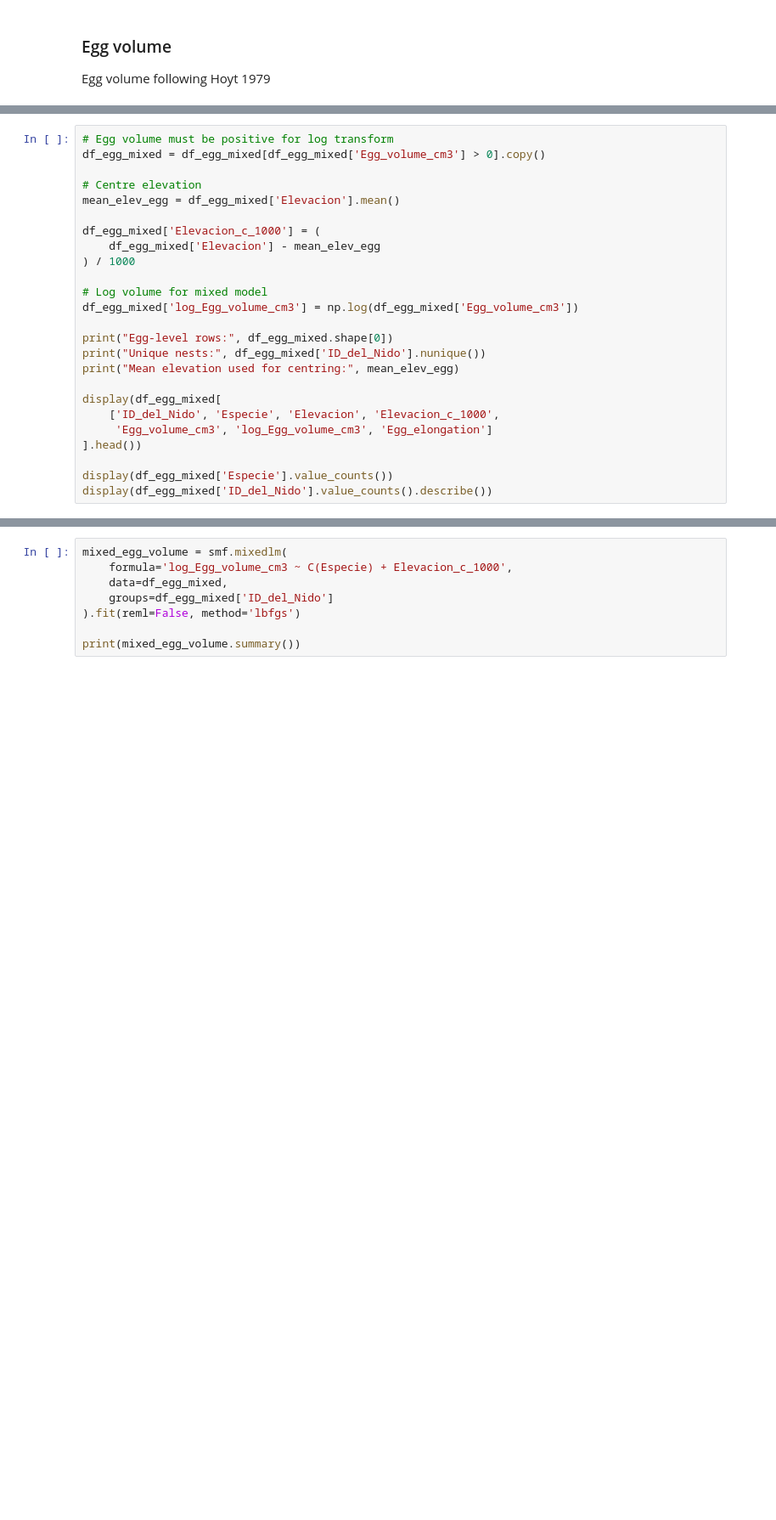
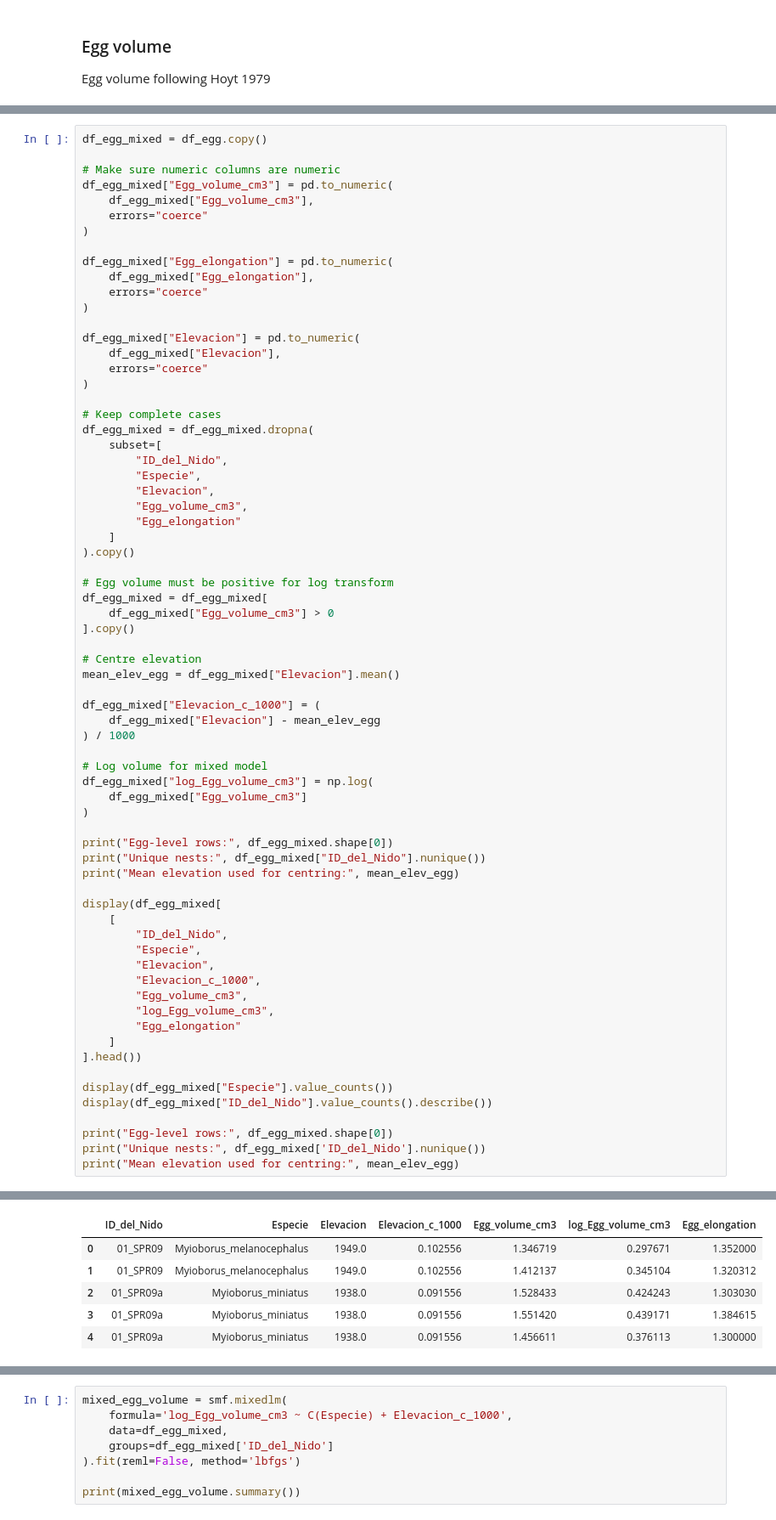
Before and after one commit to jorgelizarazo94/Myiborus_nests, a Jupyter notebook: Supplementary_1.ipynb, the cells around one changed output, grey strips where cells are left out. Shown at 85% size. Cells and saved outputs as stored; diff of their text form; blank space fills up the shorter version.

```diff
--- a/Supplementary_1.ipynb
+++ b/Supplementary_1.ipynb
@@ -1972,28 +1972,72 @@ display(df_egg[['Especie', 'ID_del_Nido', 'ID_del_Huevo',
 | 3 | Myioborus_miniatus | 01_SPR09a | 2B | 18.0 | 13.0 | 1.384615 | 1.551420 |
 | 4 | Myioborus_miniatus | 01_SPR09a | 3C | 16.9 | 13.0 | 1.300000 | 1.456611 |
 # %%
+df_egg_mixed = df_egg.copy()
+
+# Make sure numeric columns are numeric
+df_egg_mixed["Egg_volume_cm3"] = pd.to_numeric(
+    df_egg_mixed["Egg_volume_cm3"],
+    errors="coerce"
+)
+
+df_egg_mixed["Egg_elongation"] = pd.to_numeric(
+    df_egg_mixed["Egg_elongation"],
+    errors="coerce"
+)
+
+df_egg_mixed["Elevacion"] = pd.to_numeric(
+    df_egg_mixed["Elevacion"],
+    errors="coerce"
+)
+
+# Keep complete cases
+df_egg_mixed = df_egg_mixed.dropna(
+    subset=[
+        "ID_del_Nido",
+        "Especie",
+        "Elevacion",
+        "Egg_volume_cm3",
+        "Egg_elongation"
+    ]
+).copy()
+
 # Egg volume must be positive for log transform
-df_egg_mixed = df_egg_mixed[df_egg_mixed['Egg_volume_cm3'] > 0].copy()
+df_egg_mixed = df_egg_mixed[
+    df_egg_mixed["Egg_volume_cm3"] > 0
+].copy()
 
 # Centre elevation
-mean_elev_egg = df_egg_mixed['Elevacion'].mean()
+mean_elev_egg = df_egg_mixed["Elevacion"].mean()
 
-df_egg_mixed['Elevacion_c_1000'] = (
-    df_egg_mixed['Elevacion'] - mean_elev_egg
+df_egg_mixed["Elevacion_c_1000"] = (
+    df_egg_mixed["Elevacion"] - mean_elev_egg
 ) / 1000
 
 # Log volume for mixed model
-df_egg_mixed['log_Egg_volume_cm3'] = np.log(df_egg_mixed['Egg_volume_cm3'])
+df_egg_mixed["log_Egg_volume_cm3"] = np.log(
+    df_egg_mixed["Egg_volume_cm3"]
+)
+
+print("Egg-level rows:", df_egg_mixed.shape[0])
+print("Unique nests:", df_egg_mixed["ID_del_Nido"].nunique())
+print("Mean elevation used for centring:", mean_elev_egg)
+
+display(df_egg_mixed[
+    [
+        "ID_del_Nido",
+        "Especie",
+        "Elevacion",
+        "Elevacion_c_1000",
+        "Egg_volume_cm3",
+        "log_Egg_volume_cm3",
+        "Egg_elongation"
+    ]
+].head())
+
+display(df_egg_mixed["Especie"].value_counts())
+display(df_egg_mixed["ID_del_Nido"].value_counts().describe())
 
 print("Egg-level rows:", df_egg_mixed.shape[0])
 print("Unique nests:", df_egg_mixed['ID_del_Nido'].nunique())
 print("Mean elevation used for centring:", mean_elev_egg)
-
-display(df_egg_mixed[
-    ['ID_del_Nido', 'Especie', 'Elevacion', 'Elevacion_c_1000',
-     'Egg_volume_cm3', 'log_Egg_volume_cm3', 'Egg_elongation']
-].head())
-
-display(df_egg_mixed['Especie'].value_counts())
-display(df_egg_mixed['ID_del_Nido'].value_counts().describe())
 # %% [output]
@@ -2000,0 +2047,6 @@ NameError: name 'df_egg_mixed' is not defined
+|  | ID_del_Nido | Especie | Elevacion | Elevacion_c_1000 | Egg_volume_cm3 | log_Egg_volume_cm3 | Egg_elongation |
+| 0 | 01_SPR09 | Myioborus_melanocephalus | 1949.0 | 0.102556 | 1.346719 | 0.297671 | 1.352000 |
+| 1 | 01_SPR09 | Myioborus_melanocephalus | 1949.0 | 0.102556 | 1.412137 | 0.345104 | 1.320312 |
+| 2 | 01_SPR09a | Myioborus_miniatus | 1938.0 | 0.091556 | 1.528433 | 0.424243 | 1.303030 |
+| 3 | 01_SPR09a | Myioborus_miniatus | 1938.0 | 0.091556 | 1.551420 | 0.439171 | 1.384615 |
+| 4 | 01_SPR09a | Myioborus_miniatus | 1938.0 | 0.091556 | 1.456611 | 0.376113 | 1.300000 |
```
Also changed, not shown: parts of 3 cells of this notebook.
